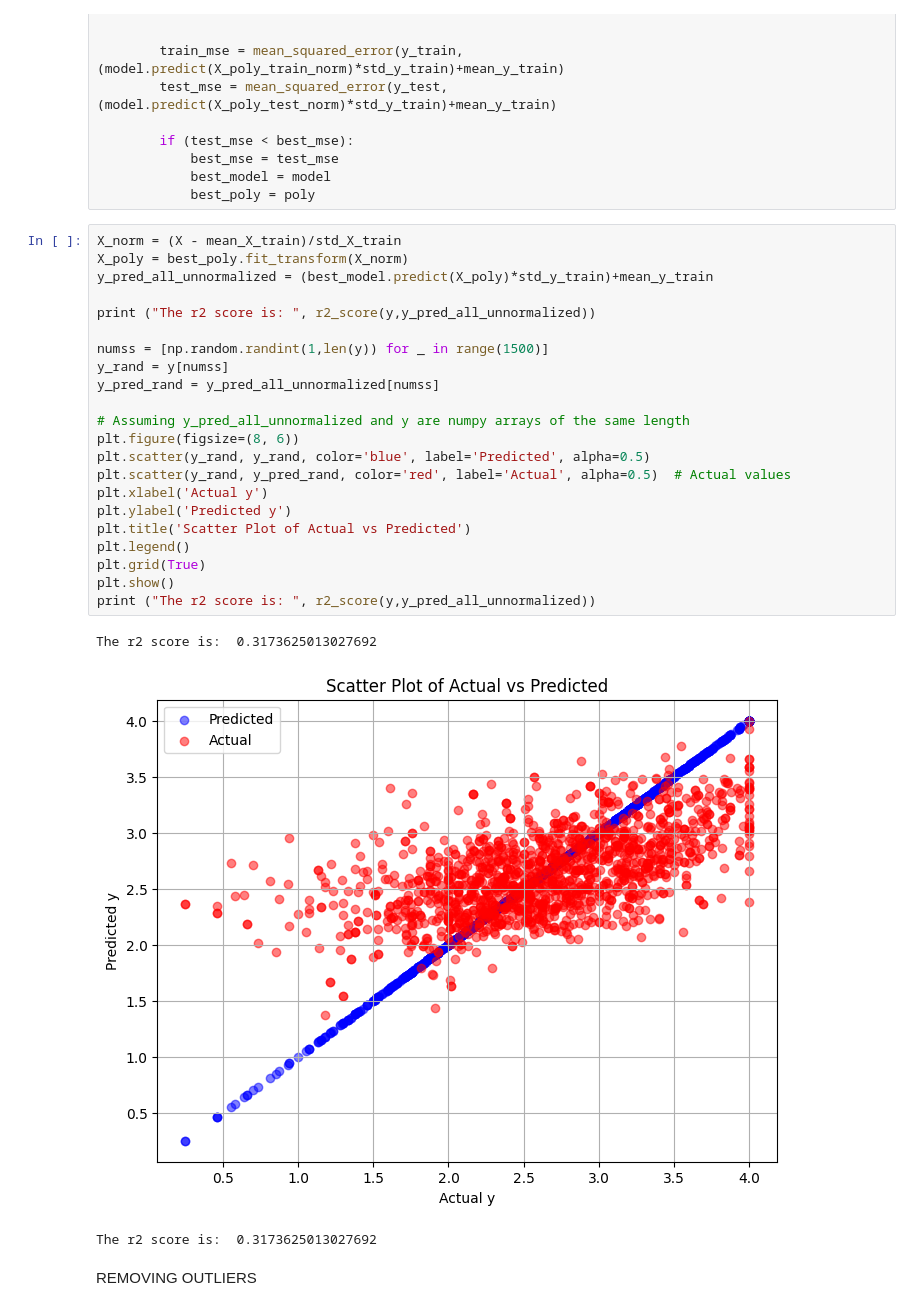
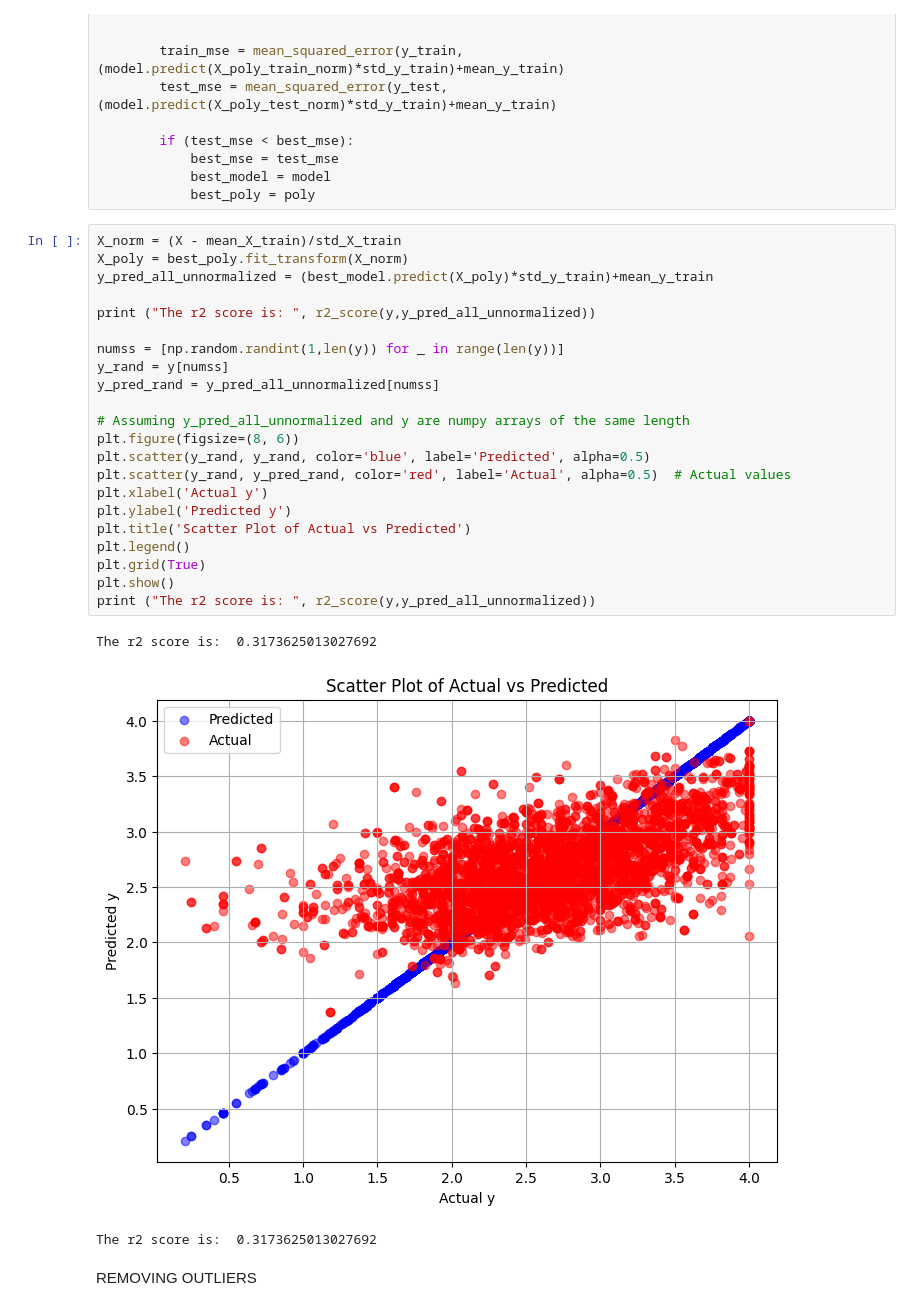
Before and after one commit to MyronTadros/DataScienceProject, a Jupyter notebook: notebook.ipynb, the cells around one changed output. Drawn from its saved outputs; the diff is of its cells as text.

```diff
--- a/notebook.ipynb
+++ b/notebook.ipynb
@@ -285,28 +285,28 @@ for deg in degrees:
 # %%
 X_norm = (X - mean_X_train)/std_X_train
 X_poly = best_poly.fit_transform(X_norm)
 y_pred_all_unnormalized = (best_model.predict(X_poly)*std_y_train)+mean_y_train
 
 print ("The r2 score is: ", r2_score(y,y_pred_all_unnormalized))
 
-numss = [np.random.randint(1,len(y)) for _ in range(1500)]
+numss = [np.random.randint(1,len(y)) for _ in range(len(y))]
 y_rand = y[numss]
 y_pred_rand = y_pred_all_unnormalized[numss]
 
 # Assuming y_pred_all_unnormalized and y are numpy arrays of the same length
 plt.figure(figsize=(8, 6))
 plt.scatter(y_rand, y_rand, color='blue', label='Predicted', alpha=0.5)
 plt.scatter(y_rand, y_pred_rand, color='red', label='Actual', alpha=0.5)  # Actual values
 plt.xlabel('Actual y')
 plt.ylabel('Predicted y')
 plt.title('Scatter Plot of Actual vs Predicted')
 plt.legend()
 plt.grid(True)
 plt.show()
 print ("The r2 score is: ", r2_score(y,y_pred_all_unnormalized))
 # %% [output]
 The r2 score is:  0.3173625013027692
-[figure, old version]
+[figure, new version]
 The r2 score is:  0.3173625013027692
 # %% [markdown]
 REMOVING OUTLIERS
```
Also changed, not shown: parts of 5 cells of this notebook.
